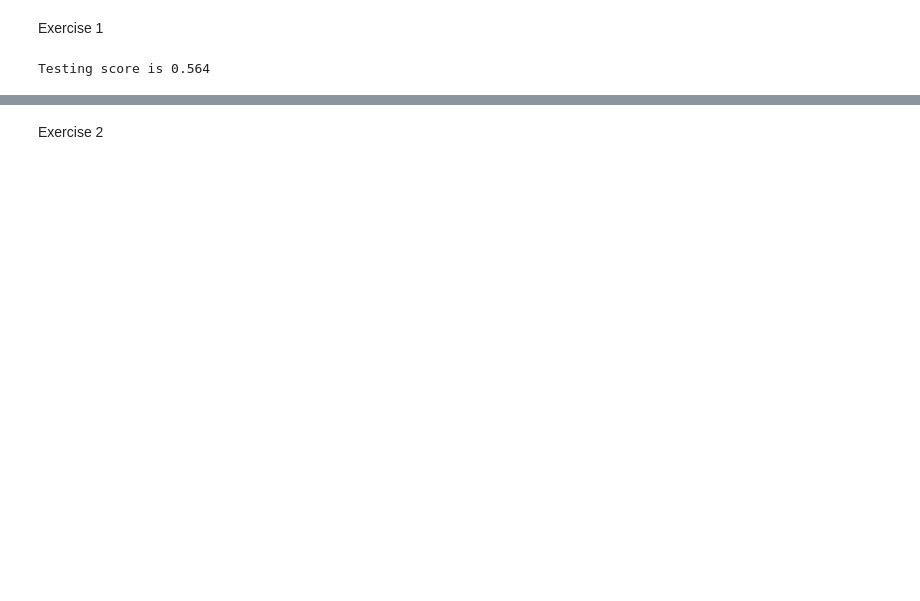
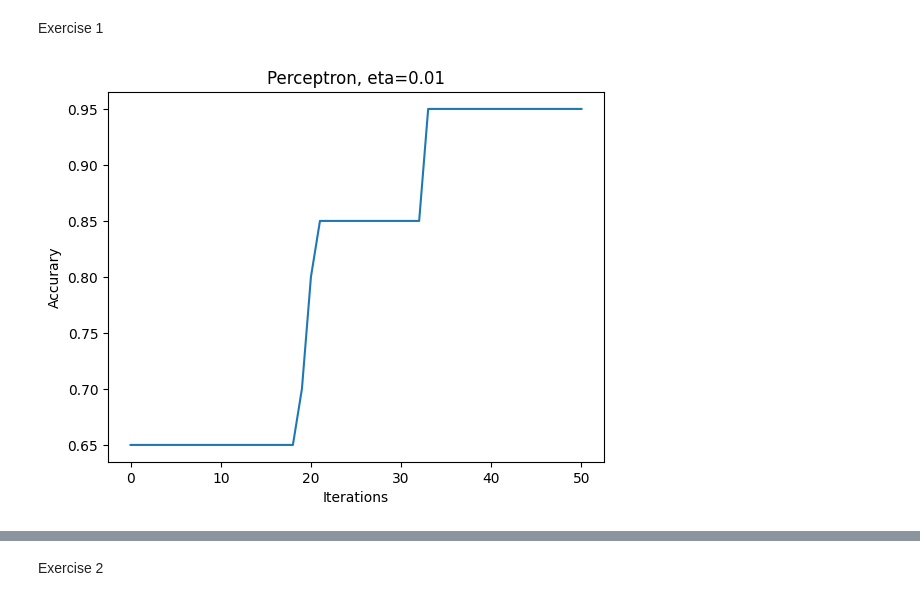
Before and after one commit to AdrZx/ADS2002-fyan0039, a Jupyter notebook: W6_Notebook.ipynb, the cells around one changed output, grey strips where cells are left out. Cells and saved outputs as stored; diff of their text form; code cells hidden in the pictures; blank space fills up the shorter version.

```diff
--- a/W6_Notebook.ipynb
+++ b/W6_Notebook.ipynb
@@ -70,17 +20,32 @@ Xt = KNNImputer(n_neighbors=10).fit_transform(X)
-# %%
-from sklearn.metrics import r2_score
-
-from sklearn.ensemble import RandomForestClassifier
-from sklearn.model_selection import train_test_split
-from sklearn.metrics import accuracy_score, precision_score, recall_score, mean_squared_error
-from sklearn.ensemble import RandomForestRegressor
-
-X_train, X_test, Y_train, Y_test = train_test_split(Xf, Yf, test_size=0.2, random_state=0)
-rfc = RandomForestRegressor(n_estimators=100, random_state=42)
-rfc.fit(X_train, Y_train)
-Y_pred = rfc.predict(X_test)
-acc = r2_score(Y_test,Y_pred)
-
-print('Testing score is %5.3f' % acc)
-# %% [output]
-Testing score is 0.564
+# %%
+import numpy as np
+from sklearn.metrics import accuracy_score
+
+# start with a random distribution of the weights
+wp = np.random.rand(3)
+eta = 0.01
+(l,m) = X_train.shape
+# calculate the predictions and accuracy of the model for the test set
+Y_pred = np.heaviside(wp[0]+X_test[:,0:2]@wp[1:], 1);
+acc = accuracy_score(Y_test, Y_pred)
+Acc = [acc]
+for n in range(50):
+    # take a random sample of a feature
+    samp = np.random.randint(0,l)
+    x = np.append([1],X_train[samp,0:2])
+    # calculate the model prediction for the training set
+    y_pred = np.heaviside(x@wp, 1.);
+    # use this to update the weights
+    wp = wp+eta*(Y_train[samp]-y_pred)*x
+    # calculate the predictions and accuracy of the model for the test set
+    Y_pred = np.heaviside(wp[0]+X_test[:,0:2]@wp[1:], 1);
+    acc = accuracy_score(Y_test, Y_pred)
+    Acc.append(acc)
+
+# plot the accuracy
+plt.plot(Acc);
+plt.xlabel('Iterations')
+plt.ylabel('Accurary')
+plt.title('Perceptron, eta=0.01');
+# %% [output]
+[figure, added]
```
Also changed, not shown: parts of 25 cells of this notebook.
